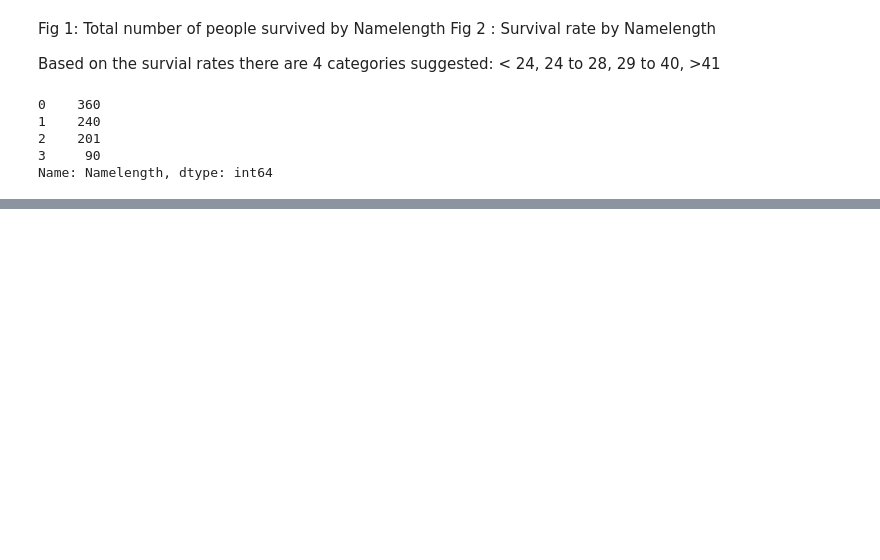
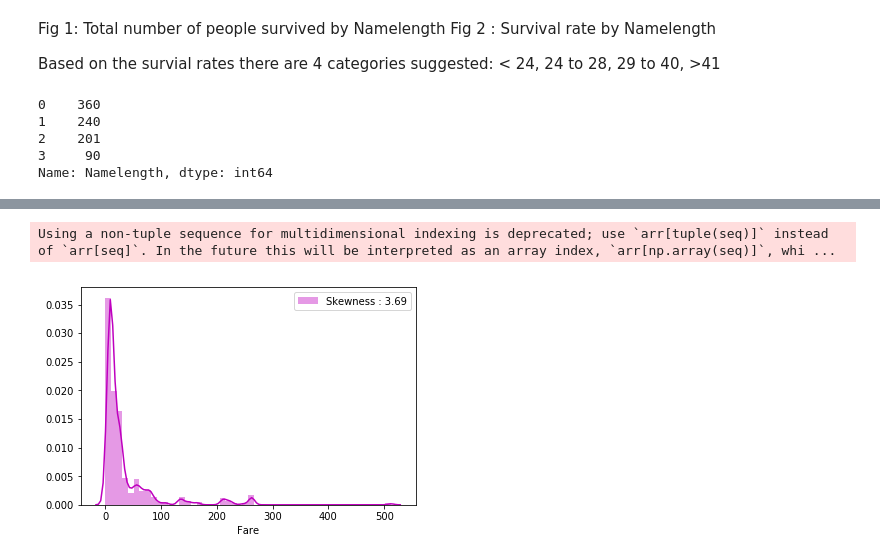
Before and after one commit to Kritipinto/DataScience, a Jupyter notebook: titanic/titanic_eda.ipynb, the cells around one changed output, grey strips where cells are left out. Drawn from its saved outputs; the diff is of its cells as text; code cells hidden in the pictures; blank space fills up the shorter version.

```diff
--- a/titanic/titanic_eda.ipynb
+++ b/titanic/titanic_eda.ipynb
@@ -273,0 +352,11 @@ for dataset in full_data:# Mapping Gender
+# %%
+# Remove all NULLS in the Fare column and create a new feature Categorical Fare
+for dataset in full_data:
+    dataset['Fare'] = dataset['Fare'].fillna(train['Fare'].median())
+
+# Explore Fare distribution
+g = sns.distplot(dataset["Fare"], color="m", label="Skewness : %.2f"%(dataset["Fare"].skew()))
+g = g.legend(loc="best")
+# %% [output]
+Using a non-tuple sequence for multidimensional indexing is deprecated; use `arr[tuple(seq)]` instead of `arr[seq]`. In the future this will be interpreted as an array index, `arr[np.array(seq)]`, whi ...
+[figure, added]
```
Also changed, not shown: parts of 41 cells of this notebook, 4 other files.
